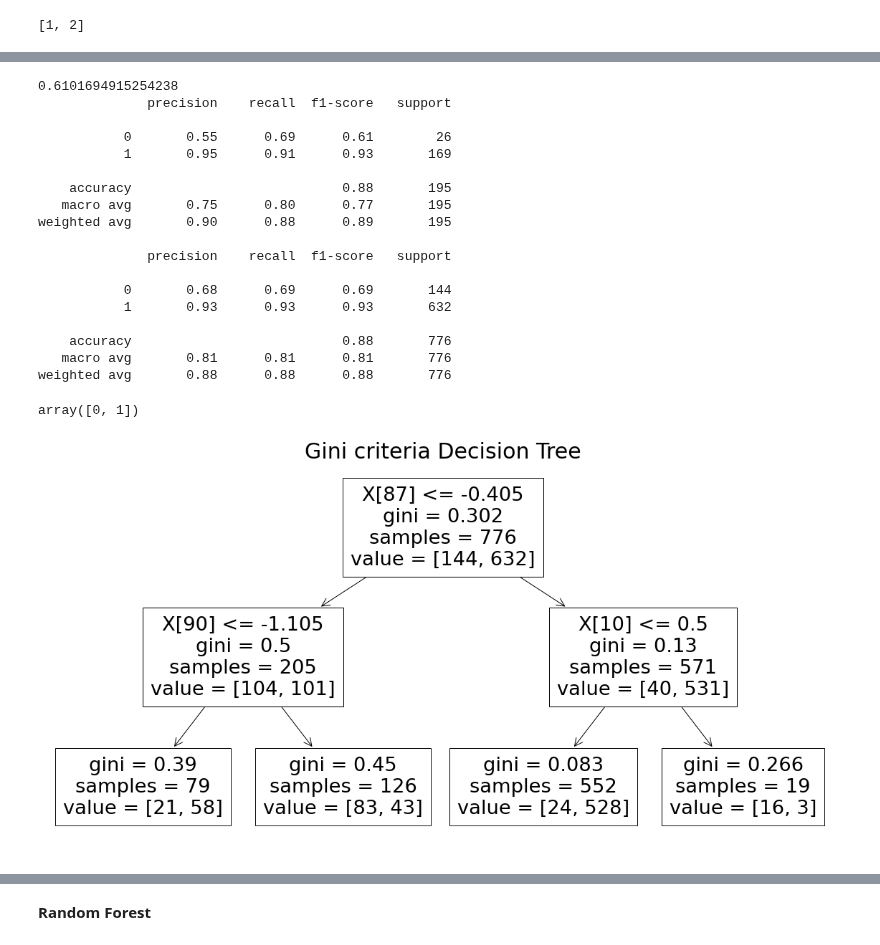
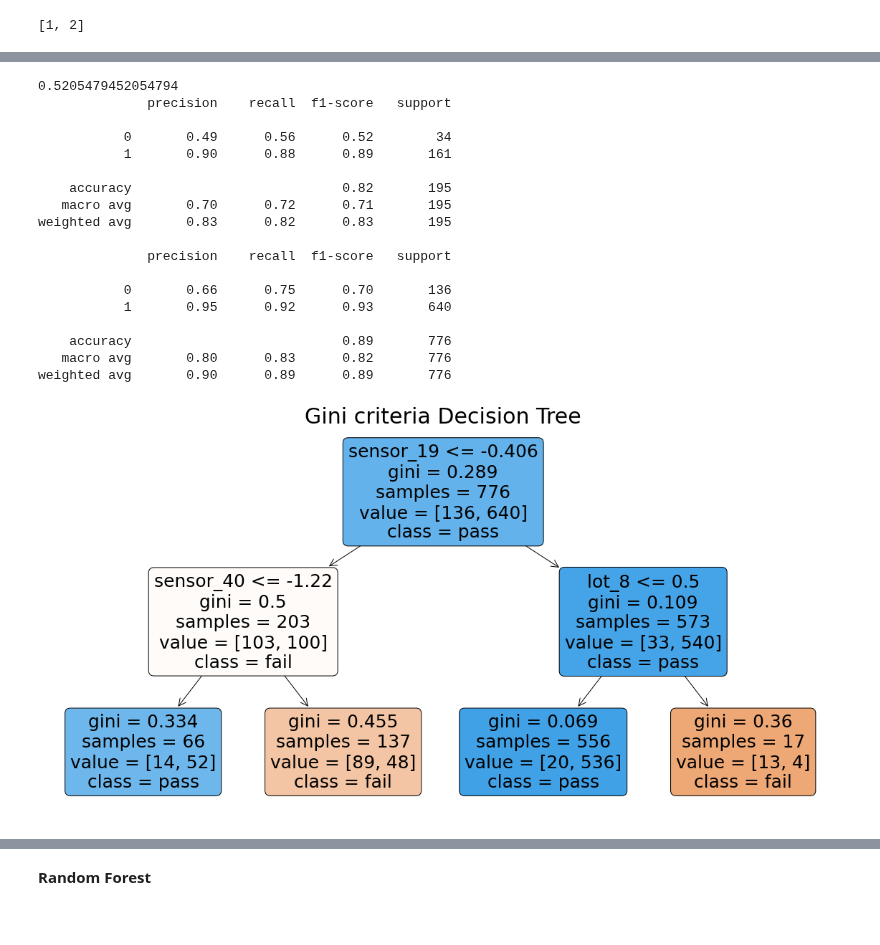
Before and after one commit to divtummala/springboard, a Jupyter notebook: Capstone/EquipmentDataFinal/semiTool.ipynb, the cells around one changed output, grey strips where cells are left out. Saved outputs shown, nothing was run; the diff lists cells and outputs as text; code cells hidden in the pictures.

```diff
--- a/Capstone/EquipmentDataFinal/semiTool.ipynb
+++ b/Capstone/EquipmentDataFinal/semiTool.ipynb
@@ -429,34 +475,35 @@ y_test_pred = decision_tree.predict(X_test)
-# %%
-print(f1_score(y_test, y_test_pred, pos_label=0))
-print(classification_report(y_test, y_test_pred))
-print(classification_report(y_train, y_train_pred))
-# %% [output]
-0.6101694915254238
-              precision    recall  f1-score   support
-
-           0       0.55      0.69      0.61        26
-           1       0.95      0.91      0.93       169
-
-    accuracy                           0.88       195
-   macro avg       0.75      0.80      0.77       195
-weighted avg       0.90      0.88      0.89       195
-
-              precision    recall  f1-score   support
-
-           0       0.68      0.69      0.69       144
-           1       0.93      0.93      0.93       632
-
-    accuracy                           0.88       776
-   macro avg       0.81      0.81      0.81       776
-weighted avg       0.88      0.88      0.88       776
-# %%
-decision_tree.classes_
-# %% [output]
-array([0, 1])
-# %%
-plt.figure(figsize=(20,10))
-decision_tree_plot = tree.plot_tree(decision_tree)
-plt.title('Gini criteria Decision Tree', size=30)
-plt.show()
-# %% [output]
-[figure, removed]
+# %%
+decision_tree = tree.DecisionTreeClassifier(criterion='gini', max_depth=best_depth, random_state=157)
+decision_tree.fit(X_train, y_train)
+
+y_train_pred = decision_tree.predict(X_train)
+y_test_pred = decision_tree.predict(X_test)
+
+print(f1_score(y_test, y_test_pred, pos_label=0))
+print(classification_report(y_test, y_test_pred))
+print(classification_report(y_train, y_train_pred))
+
+plt.figure(figsize=(20,10))
+decision_tree_plot = tree.plot_tree(decision_tree, filled=True, rounded=True, feature_names=X_train.columns, class_names=["fail", "pass"])
+plt.title('Gini criteria Decision Tree', size=30)
+plt.show()
+# %% [output]
+0.5205479452054794
+              precision    recall  f1-score   support
+
+           0       0.49      0.56      0.52        34
+           1       0.90      0.88      0.89       161
+
+    accuracy                           0.82       195
+   macro avg       0.70      0.72      0.71       195
+weighted avg       0.83      0.82      0.83       195
+
+              precision    recall  f1-score   support
+
+           0       0.66      0.75      0.70       136
+           1       0.95      0.92      0.93       640
+
+    accuracy                           0.89       776
+   macro avg       0.80      0.83      0.82       776
+weighted avg       0.90      0.89      0.89       776
+[figure, added]
```
Also changed, not shown: parts of 31 cells of this notebook.
